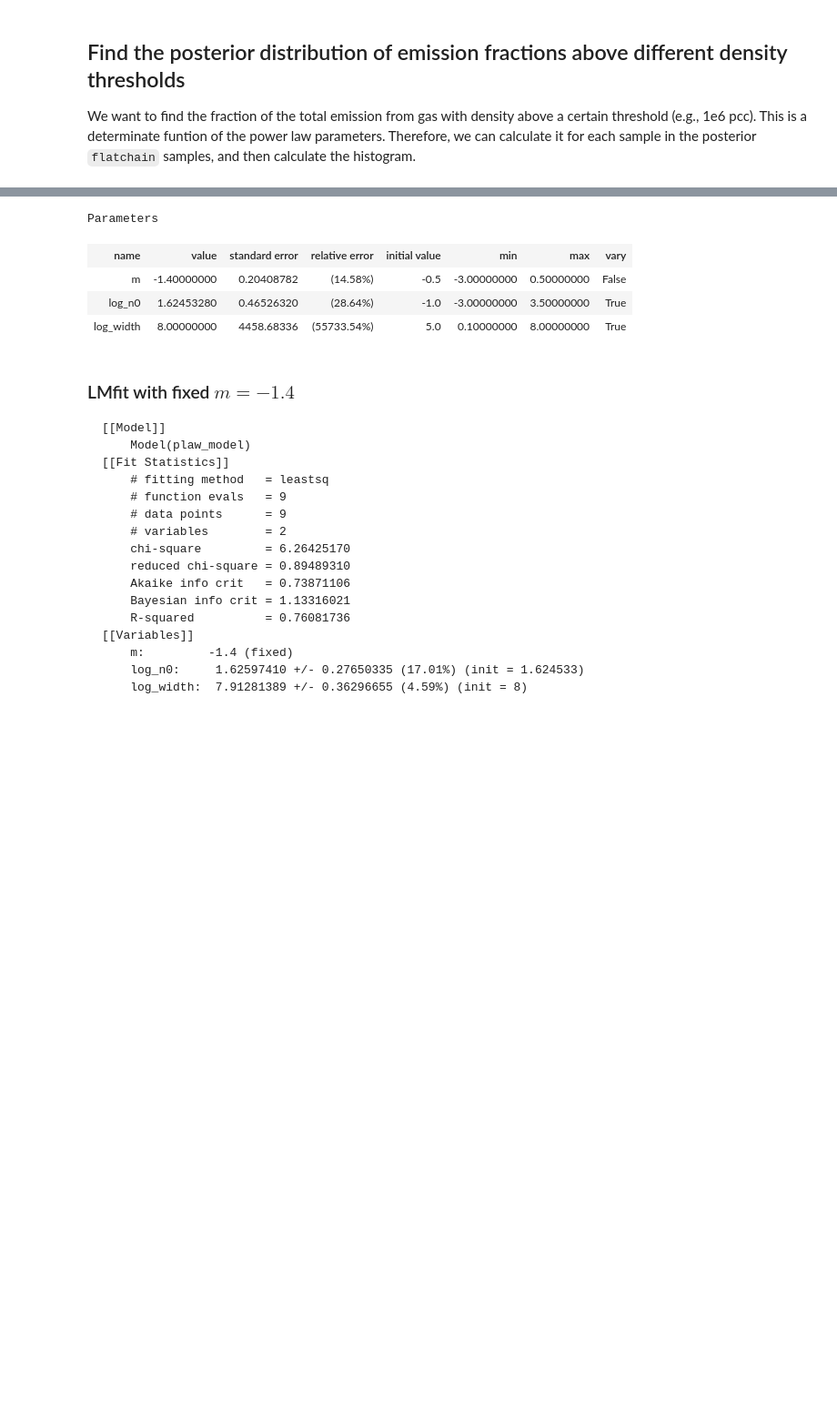
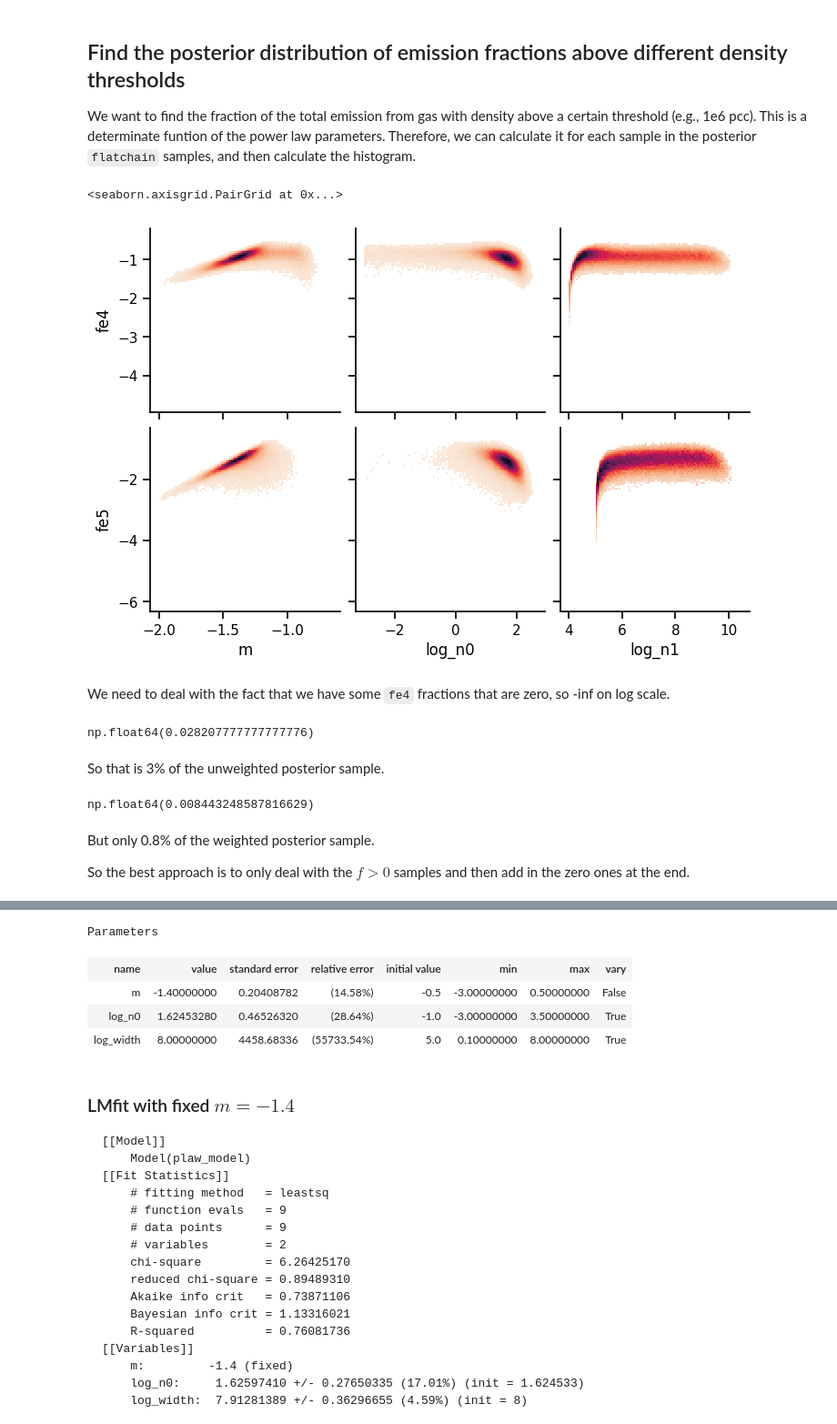
Before and after one commit to will-henney/hii-density-distribution, a Jupyter notebook: density_diagnostic_fit.ipynb, the cells around one changed output, grey strips where cells are left out. Shown at 91% size. Drawn from its saved outputs; the diff is of its cells as text; code cells hidden in the pictures; blank space fills up the shorter version.

Commit message:
Start to deal with ref report for paper

```diff
--- a/density_diagnostic_fit.ipynb
+++ b/density_diagnostic_fit.ipynb
@@ -803,3 +836,16 @@ Type:      method
 ## Find the posterior distribution of emission fractions above different density thresholds
 
 We want to find the fraction of the total emission from gas with density above a certain threshold (e.g., 1e6 pcc).  This is a determinate funtion of the power law parameters. Therefore, we can calculate it for each sample in the posterior `flatchain` samples, and then calculate the histogram.
+# %%
+sns.pairplot(
+    samples[mask],
+    kind="hist",
+    x_vars=["m", "log_n0", "log_n1"],
+    y_vars=["fe4", "fe5"],
+    plot_kws=dict(bins=100, pthresh=0.03, pmax=1, cmap="rocket_r"),
+)
+# %% [output]
+<seaborn.axisgrid.PairGrid at 0x...>
+[figure, added]
+# %% [markdown]
+We need to deal with the fact that we have some `fe4` fractions that are zero, so -inf on log scale.
@@ -805,0 +854,15 @@ We want to find the fraction of the total emission from gas with density above a
+# %%
+(~fmask).sum() / len(fmask)
+# %% [output]
+np.float64(0.028207777777777776)
+# %% [markdown]
+So that is 3% of the unweighted posterior sample.
+# %%
+fzero = np.sum(w[~fmask])
+fzero
+# %% [output]
+np.float64(0.008443248587816629)
+# %% [markdown]
+But only 0.8% of the weighted posterior sample.
+
+So the best approach is to only deal with the $f > 0$ samples and then add in the zero ones at the end.
```
Also changed, not shown: parts of 22 cells of this notebook, 17 other files.
